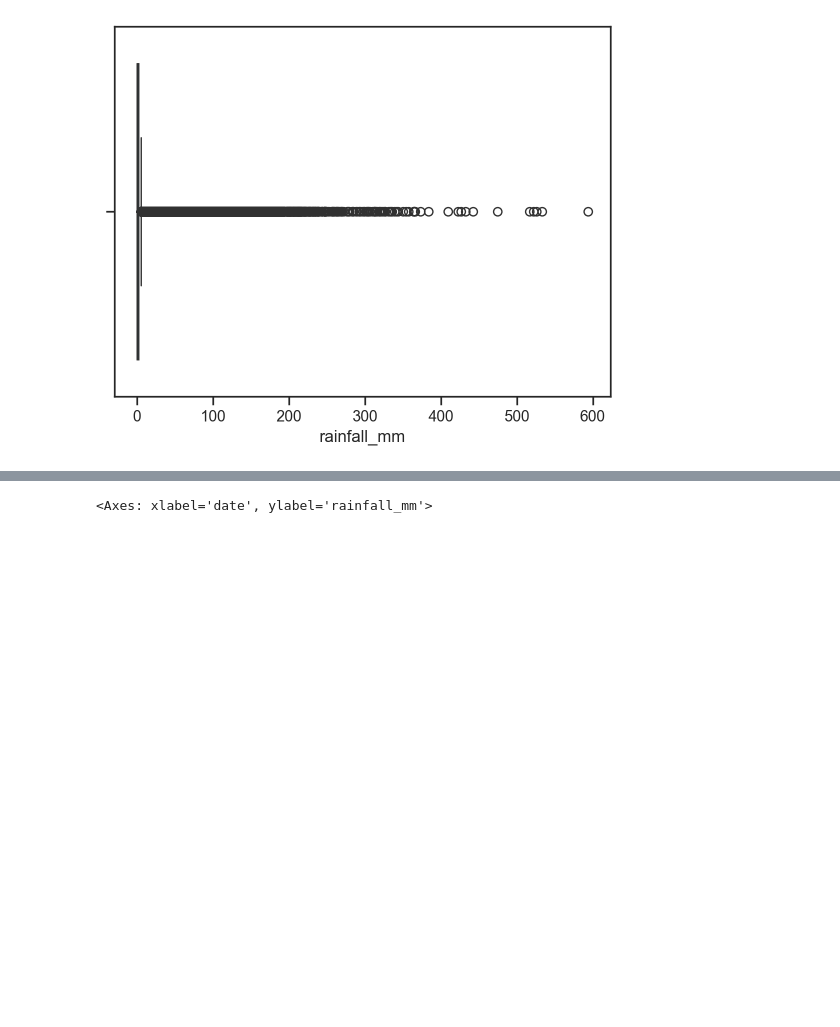
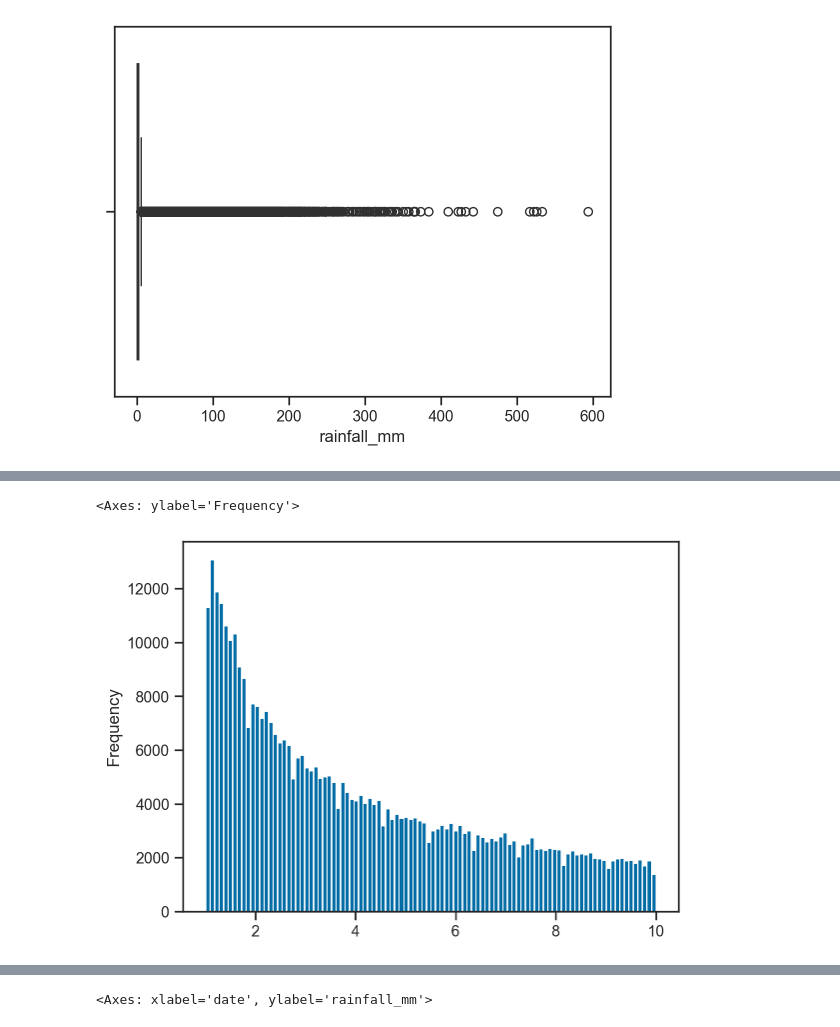
Before and after one commit to Bomma-Pranay/Satsure, a Jupyter notebook: src/Exploratory Data Analysis.ipynb, the cells around one changed output, grey strips where cells are left out. Cells and saved outputs as stored; diff of their text form; code cells hidden in the pictures; blank space fills up the shorter version.

```diff
--- a/src/Exploratory Data Analysis.ipynb
+++ b/src/Exploratory Data Analysis.ipynb
@@ -161,0 +217,6 @@ sns.violinplot(df_MH_precipitation['rainfall_mm'], orient='h')
+# %%
+mask = (df_MH_precipitation['rainfall_mm'] > 1) & (df_MH_precipitation['rainfall_mm'] < 10)
+df_MH_precipitation[mask]['rainfall_mm'].plot.hist(bins=100)
+# %% [output]
+<Axes: ylabel='Frequency'>
+[figure, added]
```
Also changed, not shown: parts of 24 cells of this notebook.
